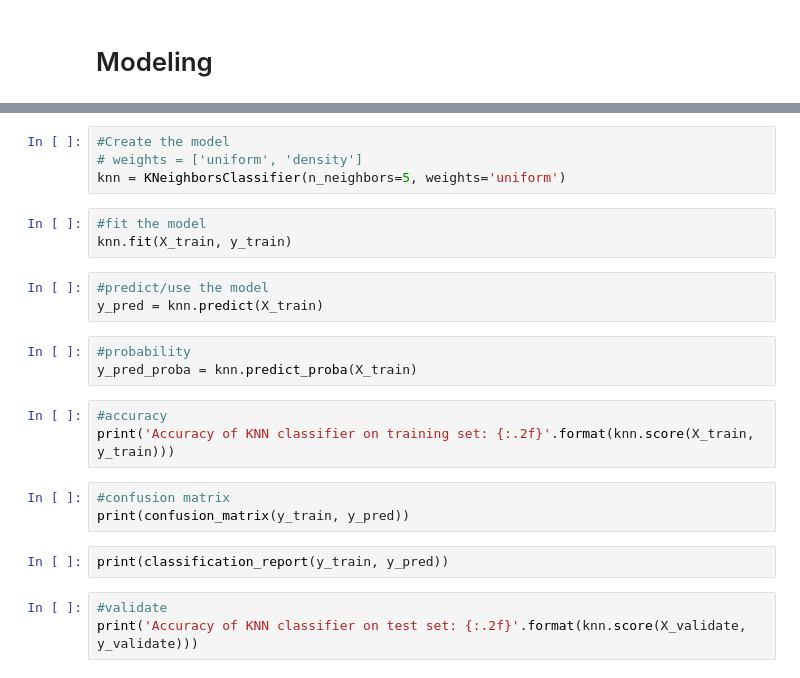
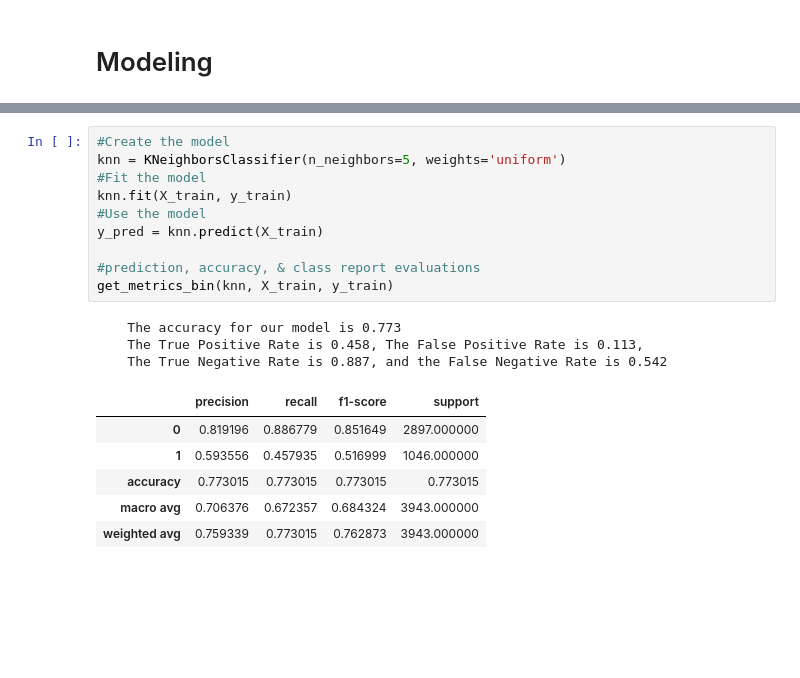
Before and after one commit to hrodjr/telco-churn-classification-project, a Jupyter notebook: scratch_telco.ipynb, the cells around one changed output, grey strips where cells are left out. Saved outputs shown, nothing was run; the diff lists cells and outputs as text; blank space fills up the shorter version.

```diff
--- a/scratch_telco.ipynb
+++ b/scratch_telco.ipynb
@@ -626,24 +817,20 @@ print('Accuracy of random forest classifier on test set: {:.2f}'.format(rf.score
 # %%
 #Create the model
-# weights = ['uniform', 'density']
 knn = KNeighborsClassifier(n_neighbors=5, weights='uniform')
+#Fit the model
+knn.fit(X_train, y_train)
+#Use the model
+y_pred = knn.predict(X_train)
+
+#prediction, accuracy, & class report evaluations
+get_metrics_bin(knn, X_train, y_train)
+# %% [output]
+    The accuracy for our model is 0.773
+    The True Positive Rate is 0.458, The False Positive Rate is 0.113,
+    The True Negative Rate is 0.887, and the False Negative Rate is 0.542
+|  | precision | recall | f1-score | support |
+| 0 | 0.819196 | 0.886779 | 0.851649 | 2897.000000 |
+| 1 | 0.593556 | 0.457935 | 0.516999 | 1046.000000 |
+| accuracy | 0.773015 | 0.773015 | 0.773015 | 0.773015 |
+| macro avg | 0.706376 | 0.672357 | 0.684324 | 3943.000000 |
+| weighted avg | 0.759339 | 0.773015 | 0.762873 | 3943.000000 |
-# %%
-#fit the model
-knn.fit(X_train, y_train)
-# %%
-#predict/use the model
-y_pred = knn.predict(X_train)
-# %%
-#probability
-y_pred_proba = knn.predict_proba(X_train)
-# %%
-#accuracy
-print('Accuracy of KNN classifier on training set: {:.2f}'.format(knn.score(X_train, y_train)))
-# %%
-#confusion matrix
-print(confusion_matrix(y_train, y_pred))
-# %%
-print(classification_report(y_train, y_pred))
-# %%
-#validate
-print('Accuracy of KNN classifier on test set: {:.2f}'.format(knn.score(X_validate, y_validate)))
```
Also changed, not shown: parts of 90 cells of this notebook, 1 other file.
